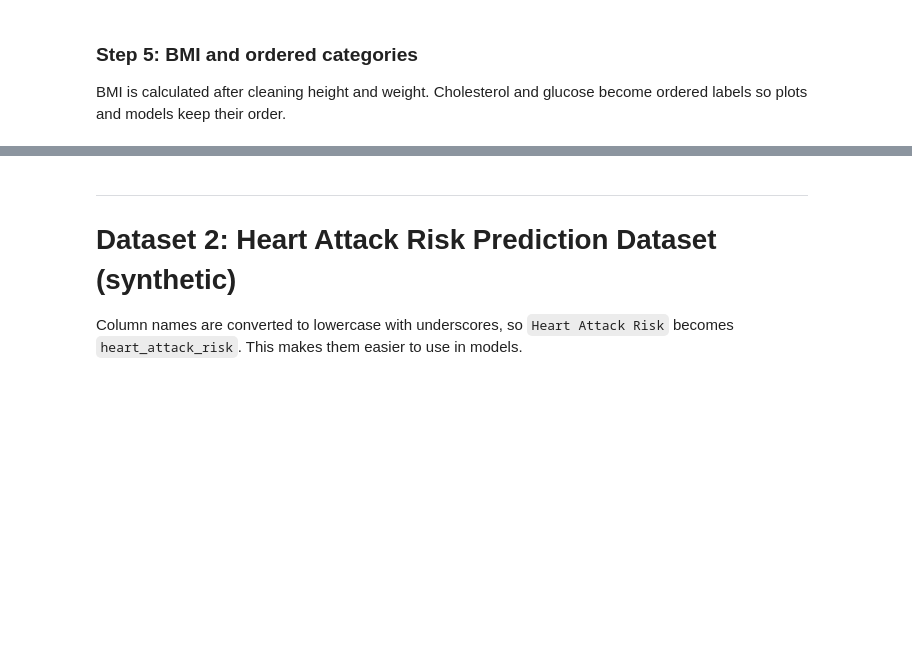
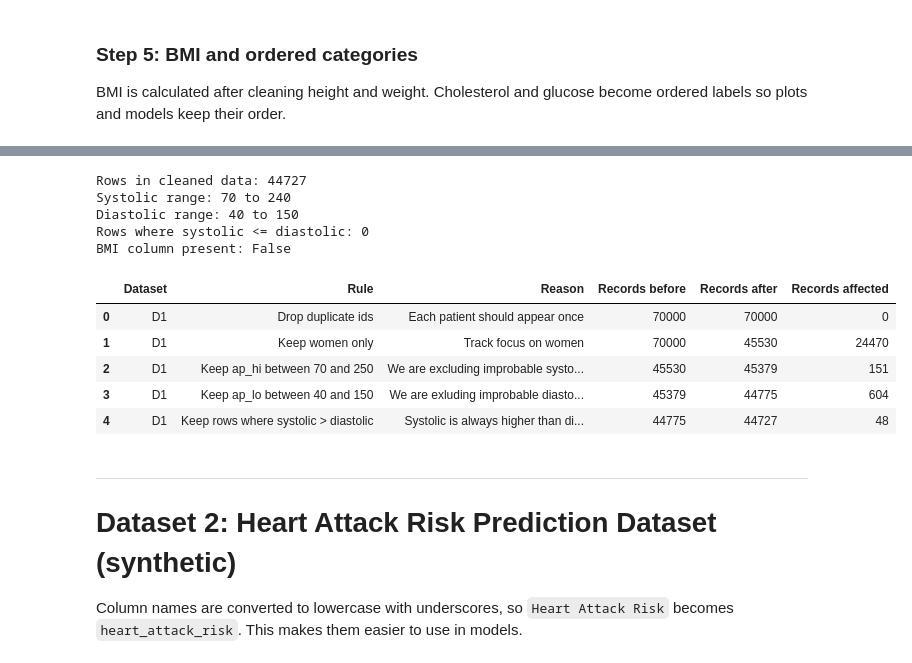
Before and after one commit to Bio-dot/cvd-women--S-K, a Jupyter notebook: rack-02/team/notebooks/01_cleaning.ipynb, the cells around one changed output, grey strips where cells are left out. Drawn from its saved outputs; the diff is of its cells as text; code cells hidden in the pictures; blank space fills up the shorter version.

```diff
--- a/rack-02/team/notebooks/01_cleaning.ipynb
+++ b/rack-02/team/notebooks/01_cleaning.ipynb
@@ -267,3 +267,25 @@ Saved 44,792 rows to /content/openbio-datathon-2026/track-02/team/data_clean/d1_
+# %%
+# Confirm the final cleaned data meet the agreed blood-pressure rules
+print("Rows in cleaned data:", len(d1))
+print("Systolic range:", d1["ap_hi"].min(), "to", d1["ap_hi"].max())
+print("Diastolic range:", d1["ap_lo"].min(), "to", d1["ap_lo"].max())
+print("Rows where systolic <= diastolic:", (d1["ap_hi"] <= d1["ap_lo"]).sum())
+print("BMI column present:", "bmi" in d1.columns)
+
+# Show cleaning decisions and affected row counts
+pd.DataFrame(LOG).query("Dataset == 'D1'")
+# %% [output]
+Rows in cleaned data: 44727
+Systolic range: 70 to 240
+Diastolic range: 40 to 150
+Rows where systolic <= diastolic: 0
+BMI column present: False
+|  | Dataset | Rule | Reason | Records before | Records after | Records affected |
+| 0 | D1 | Drop duplicate ids | Each patient should appear once | 70000 | 70000 | 0 |
+| 1 | D1 | Keep women only | Track focus on women | 70000 | 45530 | 24470 |
+| 2 | D1 | Keep ap_hi between 70 and 250 | We are excluding improbable systo... | 45530 | 45379 | 151 |
+| 3 | D1 | Keep ap_lo between 40 and 150 | We are exluding improbable diasto... | 45379 | 44775 | 604 |
+| 4 | D1 | Keep rows where systolic > diastolic | Systolic is always higher than di... | 44775 | 44727 | 48 |
 # %% [markdown]
 ---
 # Dataset 2: Heart Attack Risk Prediction Dataset (synthetic)
```
Also changed, not shown: parts of 3 cells of this notebook.
